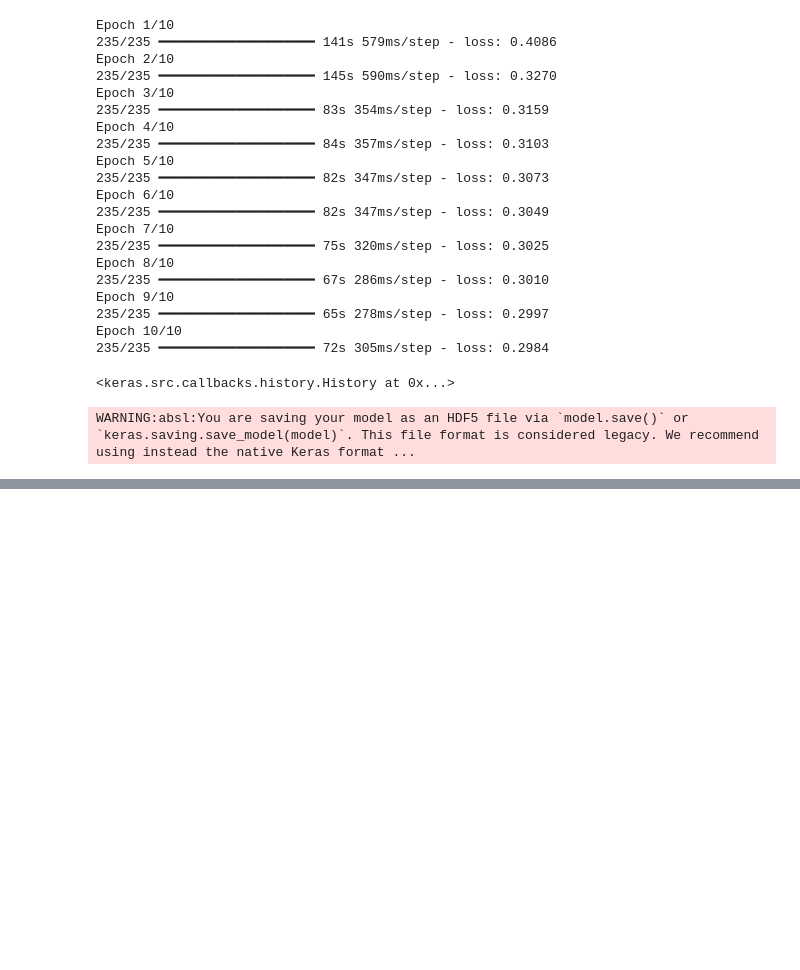
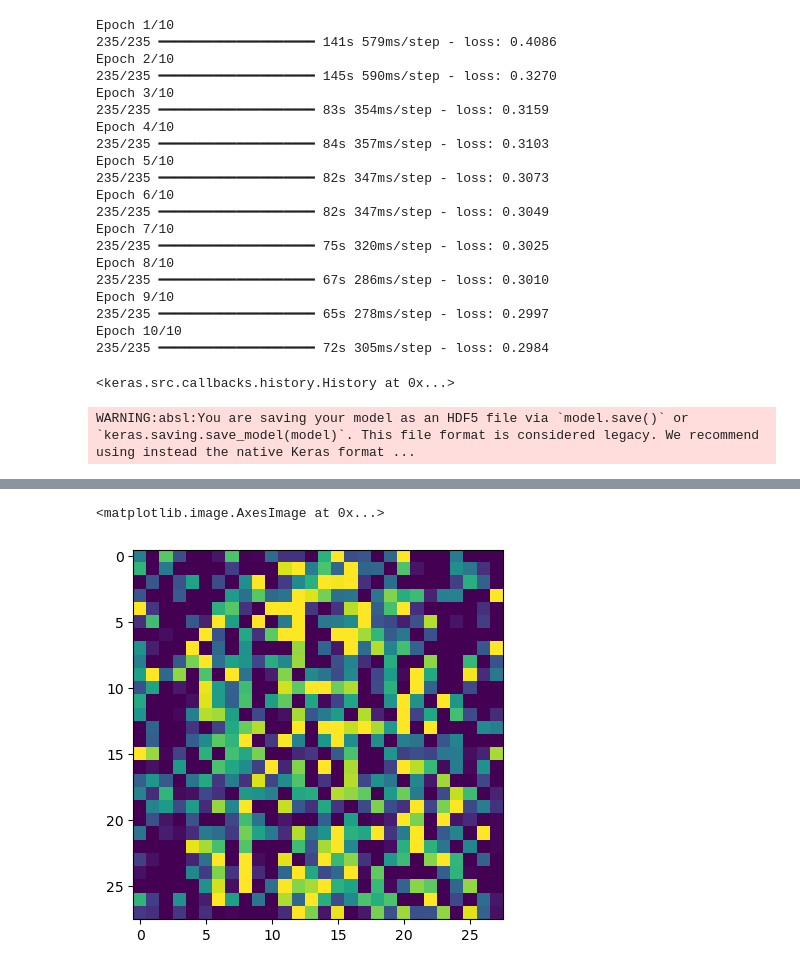
Before and after one commit to KOexPlay/Deep-Learning, a Jupyter notebook: autoencoder.ipynb, the cells around one changed output, grey strips where cells are left out. Drawn from its saved outputs; the diff is of its cells as text; code cells hidden in the pictures; blank space fills up the shorter version.

```diff
--- a/autoencoder.ipynb
+++ b/autoencoder.ipynb
@@ -143,0 +153,5 @@ WARNING:absl:You are saving your model as an HDF5 file via `model.save()` or `ke
+# %%
+plt.imshow(Nimage_test[7])
+# %% [output]
+<matplotlib.image.AxesImage at 0x...>
+[figure, added]
```
Also changed, not shown: parts of 4 cells of this notebook.
